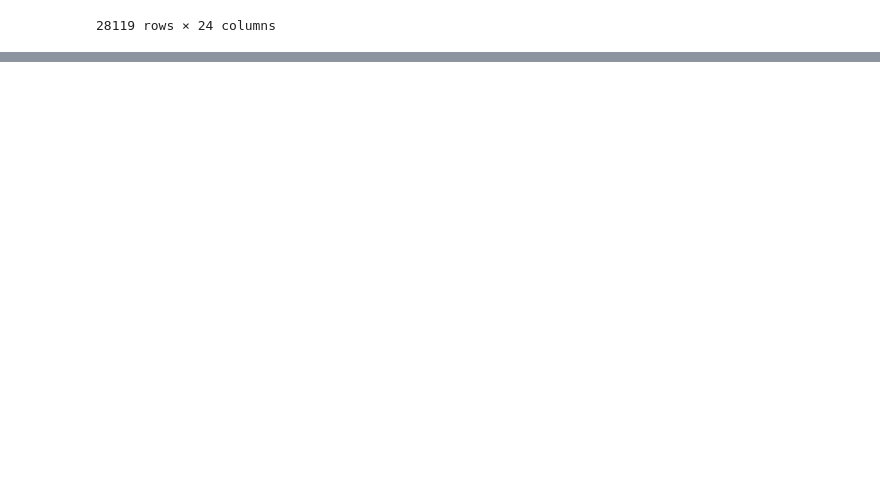
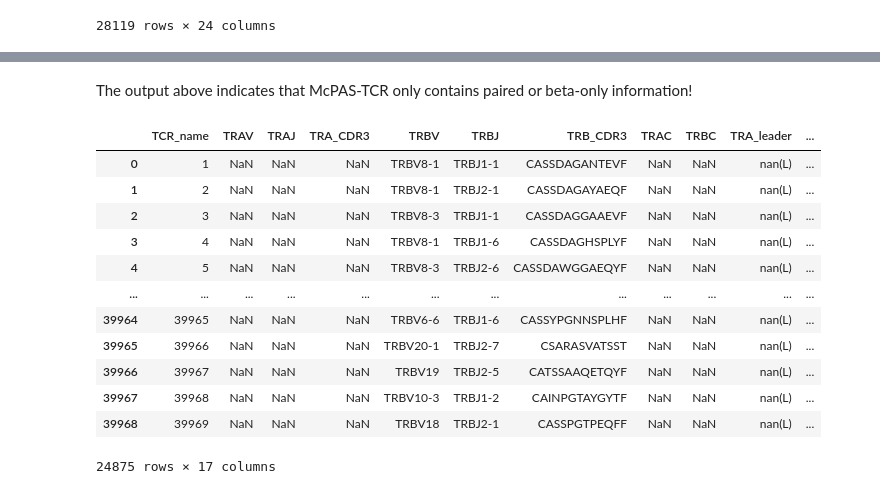
Before and after one commit to vegger/BA_ZHAW, a Jupyter notebook: notebooks/stitchrPlayground.ipynb, the cells around one changed output, grey strips where cells are left out. Saved outputs shown, nothing was run; the diff lists cells and outputs as text; code cells hidden in the pictures; blank space fills up the shorter version.

Commit message:
CG: finished Stitchr export for McPAS-TCR => still some unceratinties about the output.

```diff
--- a/notebooks/stitchrPlayground.ipynb
+++ b/notebooks/stitchrPlayground.ipynb
@@ -260,0 +280,6 @@ df_vdjdb_stitchr
+# %%
+mcpastcr_artifact = wandb.use_artifact(f"{MCPAS_TCR}:latest")
+mcpastcr_table = mcpastcr_artifact.get(f"{MCPAS_TCR}_table.table.json")
+mcpastcr_artifact_dir = mcpastcr_artifact.download()
+mcpastcr_df = pd.DataFrame(data=mcpastcr_table.data, columns=mcpastcr_table.columns)
+mcpastcr_df
@@ -260,0 +321,7 @@ df_vdjdb_stitchr
+# %%
+rename_mapping = {
+    'CDR3.alpha.aa': 'TRA_CDR3',
+    'CDR3.beta.aa': 'TRB_CDR3',
+}
+mcpastcr_df_renamed = mcpastcr_df.rename(columns=rename_mapping)
+mcpastcr_df_renamed.columns
@@ -260,0 +424,10 @@ df_vdjdb_stitchr
+# %%
+# Define columns related to alpha and beta chains for filtering
+alpha_columns = ['TRA_CDR3']
+beta_columns = ['TRB_CDR3']
+
+# Check for presence of non-NaN values in alpha and beta columns
+alpha_present = mcpastcr_df_template[alpha_columns].notna().any(axis=1)
+beta_present = mcpastcr_df_template[beta_columns].notna().any(axis=1)
+
+alpha_present
@@ -260,0 +462,22 @@ df_vdjdb_stitchr
+# %% [markdown]
+The output above indicates that McPAS-TCR only contains paired or beta-only information!
+# %%
+alpha_only_df = mcpastcr_df_template[alpha_present & ~beta_present]
+beta_only_df = mcpastcr_df_template[~alpha_present & beta_present]
+paired_df = mcpastcr_df_template[alpha_present & beta_present]
+# %%
+beta_only_df
+# %% [output]
+|  | TCR_name | TRAV | TRAJ | TRA_CDR3 | TRBV | TRBJ | TRB_CDR3 | TRAC | TRBC | TRA_leader | ... |
+| 0 | 1 | NaN | NaN | NaN | TRBV8-1 | TRBJ1-1 | CASSDAGANTEVF | NaN | NaN | nan(L) | ... |
+| 1 | 2 | NaN | NaN | NaN | TRBV8-1 | TRBJ2-1 | CASSDAGAYAEQF | NaN | NaN | nan(L) | ... |
+| 2 | 3 | NaN | NaN | NaN | TRBV8-3 | TRBJ1-1 | CASSDAGGAAEVF | NaN | NaN | nan(L) | ... |
+| 3 | 4 | NaN | NaN | NaN | TRBV8-1 | TRBJ1-6 | CASSDAGHSPLYF | NaN | NaN | nan(L) | ... |
+| 4 | 5 | NaN | NaN | NaN | TRBV8-3 | TRBJ2-6 | CASSDAWGGAEQYF | NaN | NaN | nan(L) | ... |
+| ... | ... | ... | ... | ... | ... | ... | ... | ... | ... | ... | ... |
+| 39964 | 39965 | NaN | NaN | NaN | TRBV6-6 | TRBJ1-6 | CASSYPGNNSPLHF | NaN | NaN | nan(L) | ... |
+| 39965 | 39966 | NaN | NaN | NaN | TRBV20-1 | TRBJ2-7 | CSARASVATSST | NaN | NaN | nan(L) | ... |
+| 39966 | 39967 | NaN | NaN | NaN | TRBV19 | TRBJ2-5 | CATSSAAQETQYF | NaN | NaN | nan(L) | ... |
+| 39967 | 39968 | NaN | NaN | NaN | TRBV10-3 | TRBJ1-2 | CAINPGTAYGYTF | NaN | NaN | nan(L) | ... |
+| 39968 | 39969 | NaN | NaN | NaN | TRBV18 | TRBJ2-1 | CASSPGTPEQFF | NaN | NaN | nan(L) | ... |
+24875 rows × 17 columns
```
Also changed, not shown: parts of 30 cells of this notebook.
